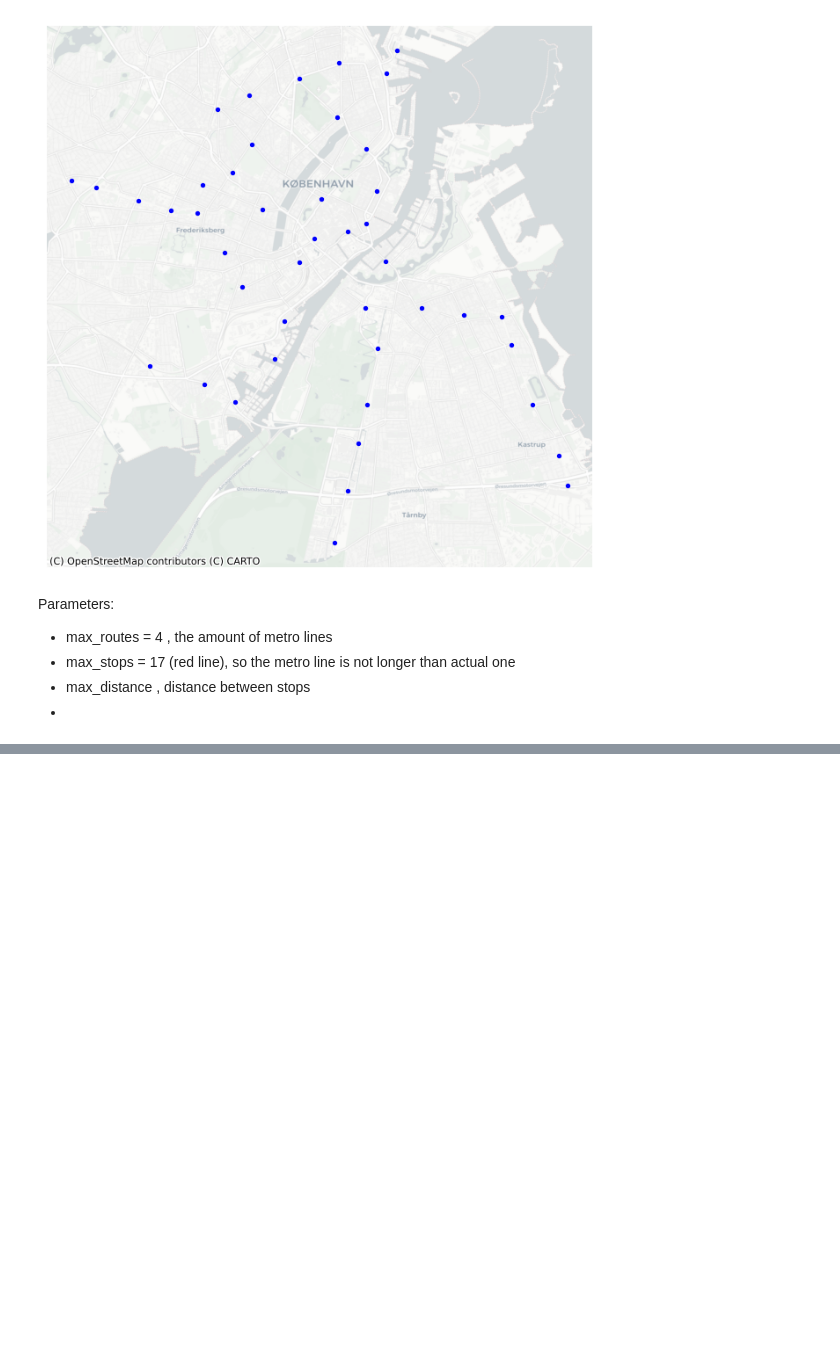
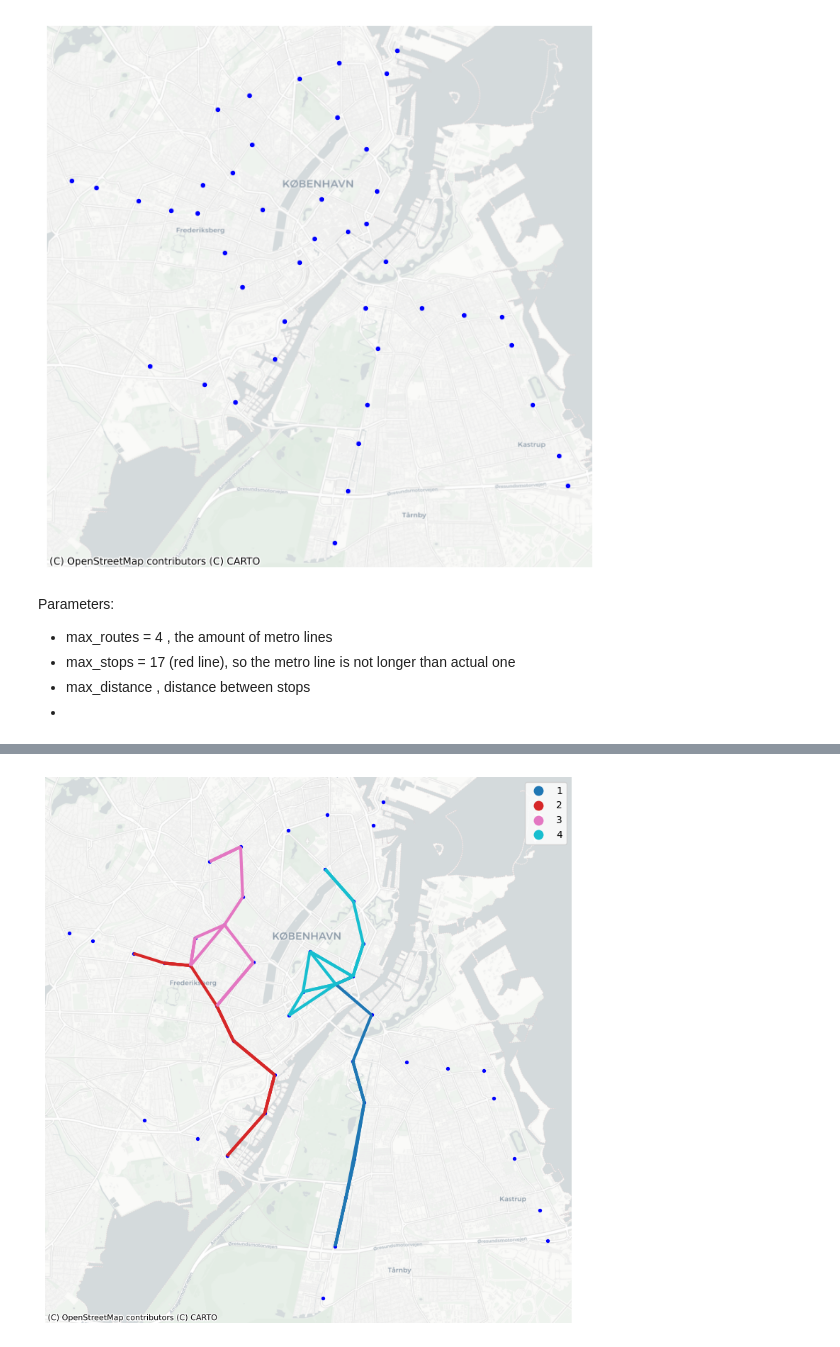
Before and after one commit to jevgbur/Genetic-algorithms-metro-optimization, a Jupyter notebook: basic_genetic/basic_genetic_Jev.ipynb, the cells around one changed output, grey strips where cells are left out. Drawn from its saved outputs; the diff is of its cells as text; code cells hidden in the pictures; blank space fills up the shorter version.

```diff
--- a/basic_genetic/basic_genetic_Jev.ipynb
+++ b/basic_genetic/basic_genetic_Jev.ipynb
@@ -299,0 +272,18 @@ pair_dictionary
+# %%
+# filter pair_dictionary to only include pairs with distance <= 1350
+# thsi helps to avoid too long connections that are not realistic for a metro network
+
+def within_treshold(threshold, dict_nodes):
+    valid_connections = {}
+    for node, neighbors in dict_nodes.items():
+        for connection, distance_between_stations in neighbors.items():
+            if distance_between_stations <= threshold:
+                if node in valid_connections:
+                    valid_connections[node].append((connection, distance_between_stations))
+                else:
+                    valid_connections[node] = [(connection, distance_between_stations)]
+
+    return valid_connections
+
+# valid_connections = within_treshold(1350, pair_dictionary)
+# valid_connections
@@ -299,0 +449,42 @@ pair_dictionary
+# %%
+def create_line(p1_name, p2_name, gdf_stops_3857):
+    p1 = gdf_stops_3857.loc[gdf_stops_3857["stop_name"] == p1_name, "geometry"].iloc[0]
+    p2 = gdf_stops_3857.loc[gdf_stops_3857["stop_name"] == p2_name, "geometry"].iloc[0]
+    return LineString([p1, p2])
+
+records = []
+
+for i in all_routes:
+    route = all_routes[i]["nodes"]
+
+    for k in range(len(route) - 1):
+        p1 = route[k]
+        p2 = route[k + 1]
+        lines = create_line(p1, p2, gdf_stops_3857)
+
+        records.append({
+            "geometry": lines,
+            "route_id": i
+        })
+
+edges_gdf = gpd.GeoDataFrame(records, crs=gdf_stops_3857.crs)
+
+fig, ax = plt.subplots(1, 1, figsize=(10, 10))
+
+edges_gdf.plot(
+    ax=ax,
+    column="route_id",     # color by route
+    categorical=True,
+    legend=True,
+    linewidth=3
+)
+
+gdf_stops_3857.plot(ax=ax, color="blue", markersize=8)
+
+cx.add_basemap(ax, source=cx.providers.CartoDB.Positron, crs=gdf_stops_3857.crs)
+
+ax.set_axis_off()
+ax.set_aspect("equal")
+plt.show()
+# %% [output]
+[figure, added]
```
Also changed, not shown: parts of 9 cells of this notebook.
